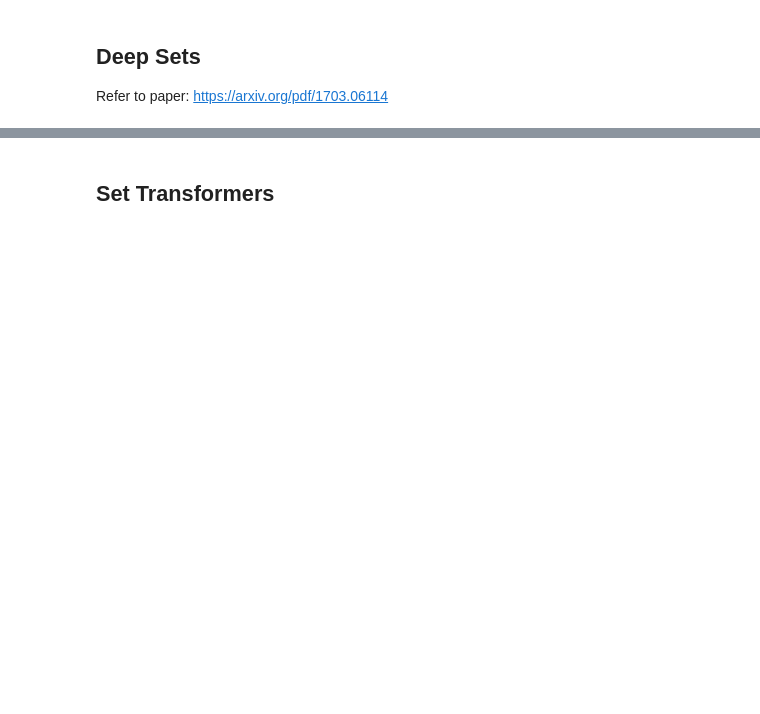
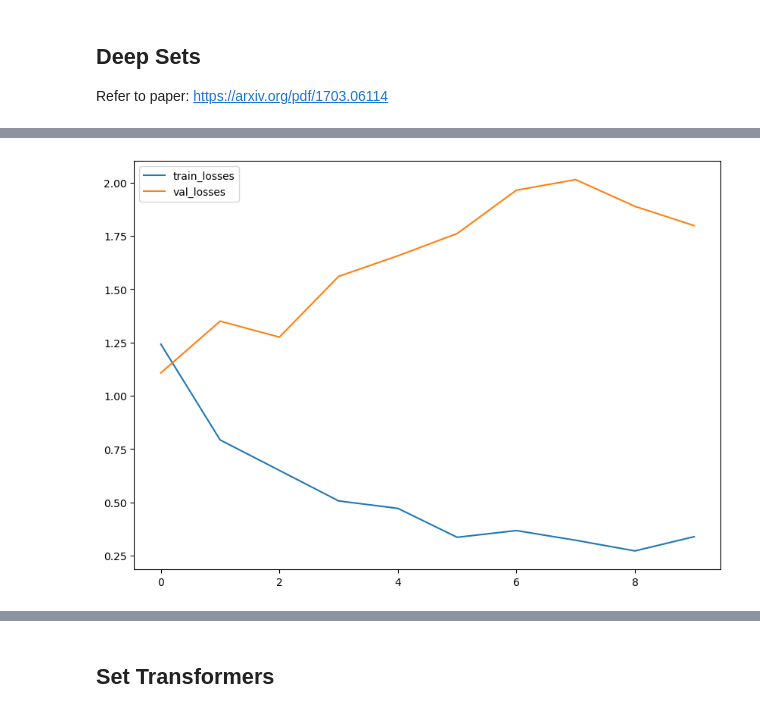
Before and after one commit to rcodefiles/feature-set-shift-predm, a Jupyter notebook: main.ipynb, the cells around one changed output, grey strips where cells are left out. Drawn from its saved outputs; the diff is of its cells as text; code cells hidden in the pictures; blank space fills up the shorter version.

```diff
--- a/main.ipynb
+++ b/main.ipynb
@@ -233,4 +294,4 @@ Epoch 10/10, Accuracy: 0.2883, F1-Score: 0.1119
 # %%
 train_loader, test_loader = create_dataloaders(X_train, X_test, y_train, y_test, C0, C1)
-train_mlp(train_loader, test_loader, model_1, criterion, optimizer, EPOCHS)
+results_1_C0_C1 = train_mlp(train_loader, test_loader, model_1, criterion, optimizer, EPOCHS, "best_model_1_C0_C0.pth")
 # %% [output]
@@ -317,14 +385,19 @@ OUTPUT_DIM = len(np.unique(y_train))
 LATENT_DIM = 64
 ELEMENT_DIM = 32
 BATCH_SIZE = 64
-LEARNING_RATE=0.01
-EPOCHS=10
+LEARNING_RATE=0.001
+EPOCHS=20
 
 model_2 = DeepSets(NUM_FEATURES,ELEMENT_DIM, LATENT_DIM, OUTPUT_DIM).to(device)
 criterion = nn.CrossEntropyLoss()
 optimizer = torch.optim.Adam(model_2.parameters(), lr=LEARNING_RATE)
 
-def train_deepsets(train_loader, test_loader, model, criterion, optimizer, EPOCHS):
+def train_deepsets(train_loader, test_loader, model, criterion, optimizer, EPOCHS, checkpoint_path):
+    best_loss = float('inf')
+    accuracies = []
+    train_losses = []
+    val_losses = []
+    f1_scores = []
     for epochs in range(EPOCHS):
         # Training loop
         model.train()
@@ -337,6 +410,7 @@ def train_deepsets(train_loader, test_loader, model, criterion, optimizer, EPOCH
             loss = criterion(output, target)
             loss.backward()
             optimizer.step()
+        train_losses.append(loss.detach().cpu().numpy())
         # Evaluation
         model.eval()
         all_preds = []
@@ -351,11 +425,25 @@ def train_deepsets(train_loader, test_loader, model, criterion, optimizer, EPOCH
                 val_loss = criterion(output, target)
                 all_preds.extend(preds.cpu().numpy())
                 all_targets.extend(target.cpu().numpy())
+        if val_loss.item() < best_loss:
+            best_loss = val_loss.item()
+            torch.save(model.state_dict(), checkpoint_path)  # Save the best model
+            print(f"Best model saved with validation loss: {best_loss:.4f}")
         accuracy = accuracy_score(all_targets, all_preds)
         multiclass_f1 = torchmetrics.classification.MulticlassF1Score(4, average='macro')
         f1_score = multiclass_f1(torch.tensor(all_preds), torch.tensor(all_targets)).item()
+        accuracies.append(accuracy)
+        f1_scores.append(f1_score)
+        val_losses.append(val_loss.detach().cpu().numpy())
         print(f'Epoch {epochs+1}/{EPOCHS}, train_loss: {loss:.4f}, val_loss: {val_loss:.4f}, Accuracy: {accuracy:.4f}, F1-Score: {f1_score:.4f}')
+    results = {
+        "train_losses": train_losses,
+        "val_losses": val_losses,
+        "accuracies": accuracies,
+        "f1_scores": f1_scores
+    }
+    return results
 # %%
 train_loader, test_loader = create_deepset_dataloaders(X_train, X_test, y_train, y_test, C0, C1, batch_size=64)
-train_deepsets(train_loader, test_loader, model_2, criterion, optimizer, EPOCHS)
+results_2_C0_C1 = train_deepsets(train_loader, test_loader, model_2, criterion, optimizer, EPOCHS, "best_model_2_C0_C1.pth")
 # %% [output]
@@ -372 +467,12 @@ Epoch 10/10, train_loss: 0.3809, val_loss: 2.9603, Accuracy: 0.5307, F1-Score: 0
+# %%
+results_2_C0_C1_df = pd.DataFrame(results_2_C0_C1)
+results_2_C0_C1_df.to_csv("results_2_C0_C1_df.csv")
+# %%
+plt.figure(figsize=(10, 7))
+plt.plot(results_2_C0_C1_df['train_losses'], label='train_losses')
+plt.plot(results_2_C0_C1_df['val_losses'], label='val_losses')
+plt.legend()
+plt.show()
+# %% [output]
+[figure, added]
 # %%
```
Also changed, not shown: parts of 17 cells of this notebook, 14 other files.
